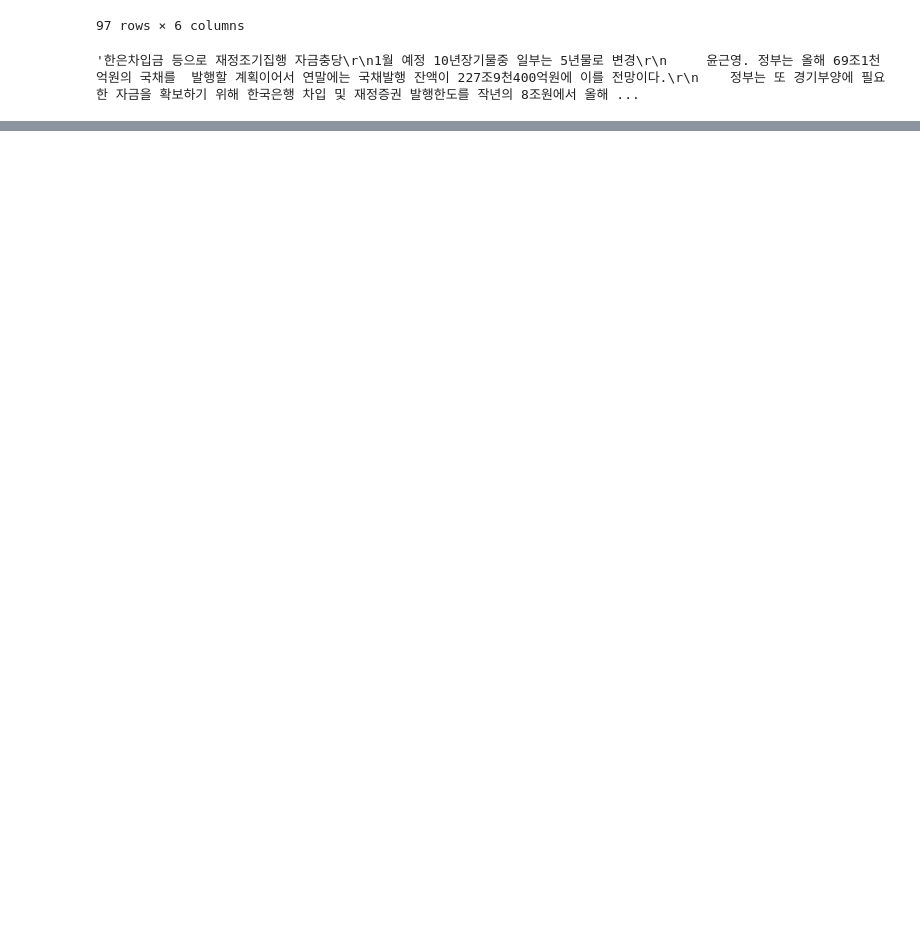
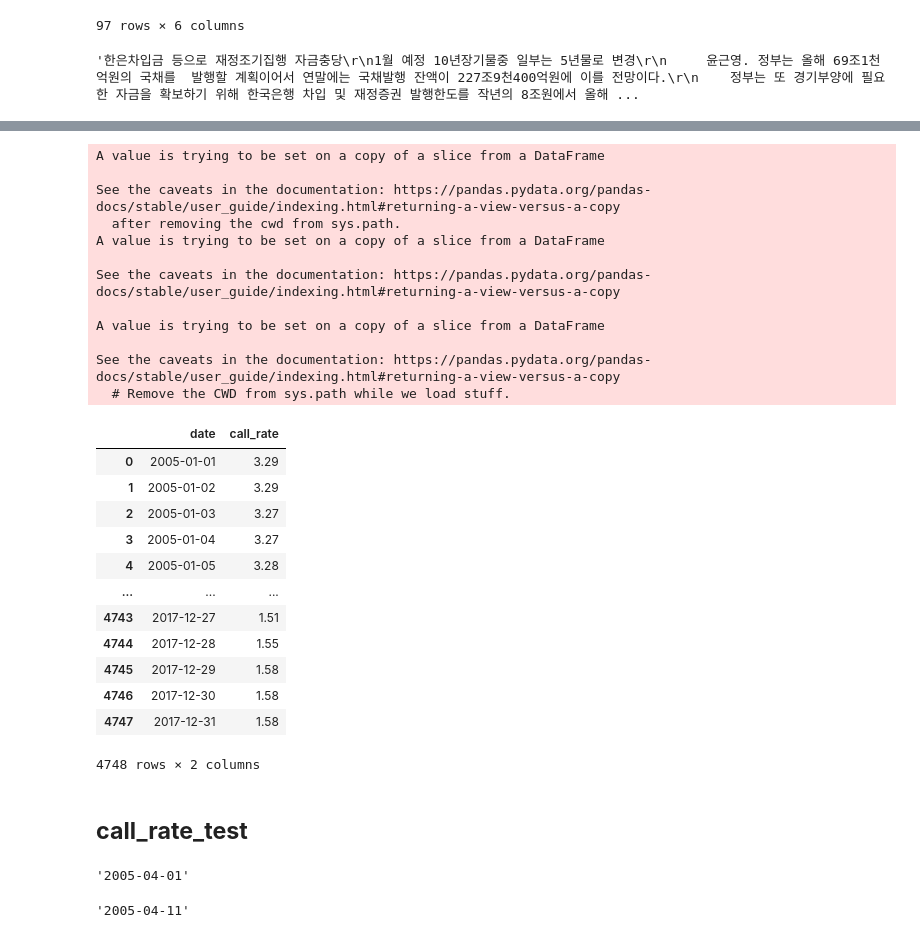
Before and after one commit to HyeonminNam/BOK4, a Jupyter notebook: pre_processing_code/article_pre_processing.ipynb, the cells around one changed output, grey strips where cells are left out. Cells and saved outputs as stored; diff of their text form; code cells hidden in the pictures; blank space fills up the shorter version.

```diff
--- a/pre_processing_code/article_pre_processing.ipynb
+++ b/pre_processing_code/article_pre_processing.ipynb
@@ -255,0 +295,39 @@ df_yonhap_test['content'][20]
+# %%
+for i in range(len(mk_call_rate)):
+    for j in range(len(call_rate)):
+        if mk_call_rate['date'][i] == call_rate['date'][j]:
+            mk_call_rate['call_rate'][i] = call_rate['call_rate'][j]
+
+mk_call_rate['call_rate'][0] = call_rate['call_rate'][3861]
+
+for i in range(len(mk_call_rate)):
+    if mk_call_rate['call_rate'][i] == 0:
+        mk_call_rate['call_rate'][i] = mk_call_rate['call_rate'][i-1]
+
+mk_call_rate
+# %% [output]
+A value is trying to be set on a copy of a slice from a DataFrame
+
+See the caveats in the documentation: https://pandas.pydata.org/pandas-docs/stable/user_guide/indexing.html#returning-a-view-versus-a-copy
+  after removing the cwd from sys.path.
+A value is trying to be set on a copy of a slice from a DataFrame
+
+See the caveats in the documentation: https://pandas.pydata.org/pandas-docs/stable/user_guide/indexing.html#returning-a-view-versus-a-copy
+
+A value is trying to be set on a copy of a slice from a DataFrame
+
+See the caveats in the documentation: https://pandas.pydata.org/pandas-docs/stable/user_guide/indexing.html#returning-a-view-versus-a-copy
+  # Remove the CWD from sys.path while we load stuff.
+|  | date | call_rate |
+| 0 | 2005-01-01 | 3.29 |
+| 1 | 2005-01-02 | 3.29 |
+| 2 | 2005-01-03 | 3.27 |
+| 3 | 2005-01-04 | 3.27 |
+| 4 | 2005-01-05 | 3.28 |
+| ... | ... | ... |
+| 4743 | 2017-12-27 | 1.51 |
+| 4744 | 2017-12-28 | 1.55 |
+| 4745 | 2017-12-29 | 1.58 |
+| 4746 | 2017-12-30 | 1.58 |
+| 4747 | 2017-12-31 | 1.58 |
+4748 rows × 2 columns
@@ -255,0 +336,10 @@ df_yonhap_test['content'][20]
+# %% [markdown]
+## **call_rate_test**
+# %%
+call_rate['date'][3800]
+# %% [output]
+'2005-04-01'
+# %%
+df_call['date'][100]
+# %% [output]
+'2005-04-11'
```
Also changed, not shown: parts of 11 cells of this notebook.
